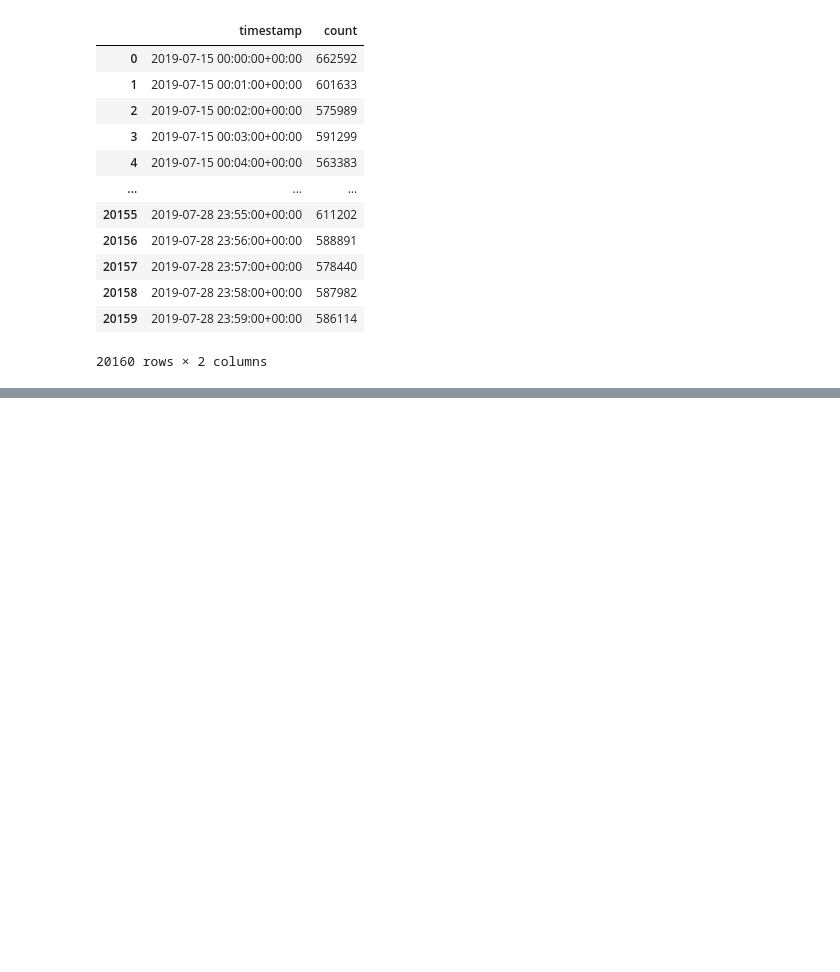
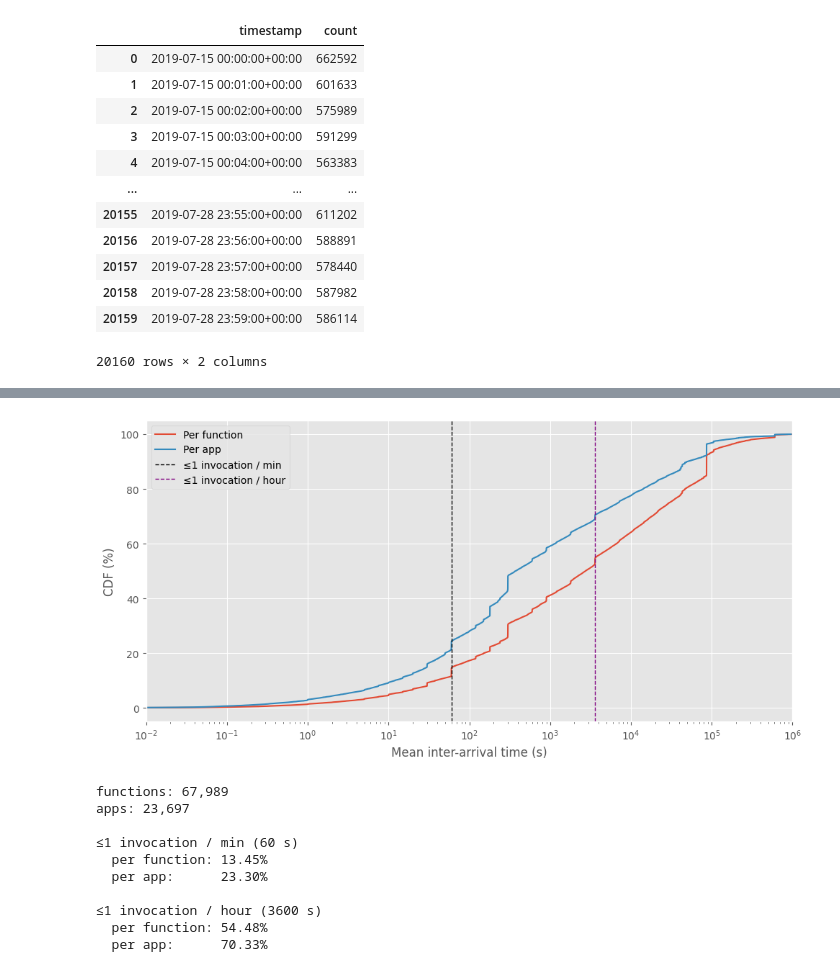
Before and after one commit to Joveful/thesis, a Jupyter notebook: az19.ipynb, the cells around one changed output, grey strips where cells are left out. Saved outputs shown, nothing was run; the diff lists cells and outputs as text; code cells hidden in the pictures; blank space fills up the shorter version.

```diff
--- a/az19.ipynb
+++ b/az19.ipynb
@@ -4,16 +4,20 @@
 Two-week invocation counts (July 15–28, 2019) from [`data/azure2019`](data/azure2019). Each `invocations_per_function*.csv` file covers one day; columns `1`–`1440` are invocation counts per minute.
 # %%
 import re
+from collections import defaultdict
 from pathlib import Path
 
 import matplotlib.pyplot as plt
+import numpy as np
 import pandas as pd
 
 plt.style.use("ggplot")
 
 DATA_DIR = Path("data/azure2019")
 TRACE_START = pd.Timestamp("2019-07-15", tz="UTC")
+TRACE_EPOCH = TRACE_START.timestamp()
 ID_COLS = ["HashOwner", "HashApp", "HashFunction", "Trigger"]
+MINUTE_COLS = [str(m) for m in range(1, 1441)]
 # %%
 def load_invocations_per_minute(data_dir: Path = DATA_DIR) -> pd.DataFrame:
     """Sum invocations across all functions into one row per minute."""
@@ -118,0 +288,50 @@ def load_function_invocations(
+# %%
+def get_cdf(values: pd.Series) -> tuple[np.ndarray, np.ndarray]:
+    vals = np.sort(values.to_numpy())
+    pct = 100.0 * np.arange(len(vals)) / len(vals)
+    return vals, pct
+
+
+def cdf_at(values: pd.Series, x: float) -> float:
+    return 100.0 * (values <= x).mean()
+
+
+fig, ax = plt.subplots(figsize=(10, 5))
+
+func_vals, func_pct = get_cdf(mean_iat_by_function)
+app_vals, app_pct = get_cdf(mean_iat_by_app)
+
+ax.plot(func_vals, func_pct, label="Per function")
+ax.plot(app_vals, app_pct, label="Per app")
+ax.axvline(60, color="black", linestyle="--", linewidth=1, label="≤1 invocation / min")
+ax.axvline(3600, color="purple", linestyle="--", linewidth=1, label="≤1 invocation / hour")
+ax.set_xscale("log")
+ax.set_xlim(0.01, 1000000)
+ax.set_xlabel("Mean inter-arrival time (s)")
+ax.set_ylabel("CDF (%)")
+#ax.set_title("Azure Functions 2019 — average inter-arrival times")
+ax.legend()
+ax.grid(visible=True)
+fig.tight_layout()
+plt.show()
+
+print(f"functions: {len(mean_iat_by_function):,}")
+print(f"apps: {len(mean_iat_by_app):,}")
+print()
+for threshold, label in [(60, "≤1 invocation / min"), (3600, "≤1 invocation / hour")]:
+    print(f"{label} ({threshold} s)")
+    print(f"  per function: {cdf_at(mean_iat_by_function, threshold):.2f}%")
+    print(f"  per app:      {cdf_at(mean_iat_by_app, threshold):.2f}%")
+    print()
+# %% [output]
+[figure, added]
+functions: 67,989
+apps: 23,697
+
+≤1 invocation / min (60 s)
+  per function: 13.45%
+  per app:      23.30%
+
+≤1 invocation / hour (3600 s)
+  per function: 54.48%
+  per app:      70.33%
```
Also changed, not shown: parts of 6 cells of this notebook.
